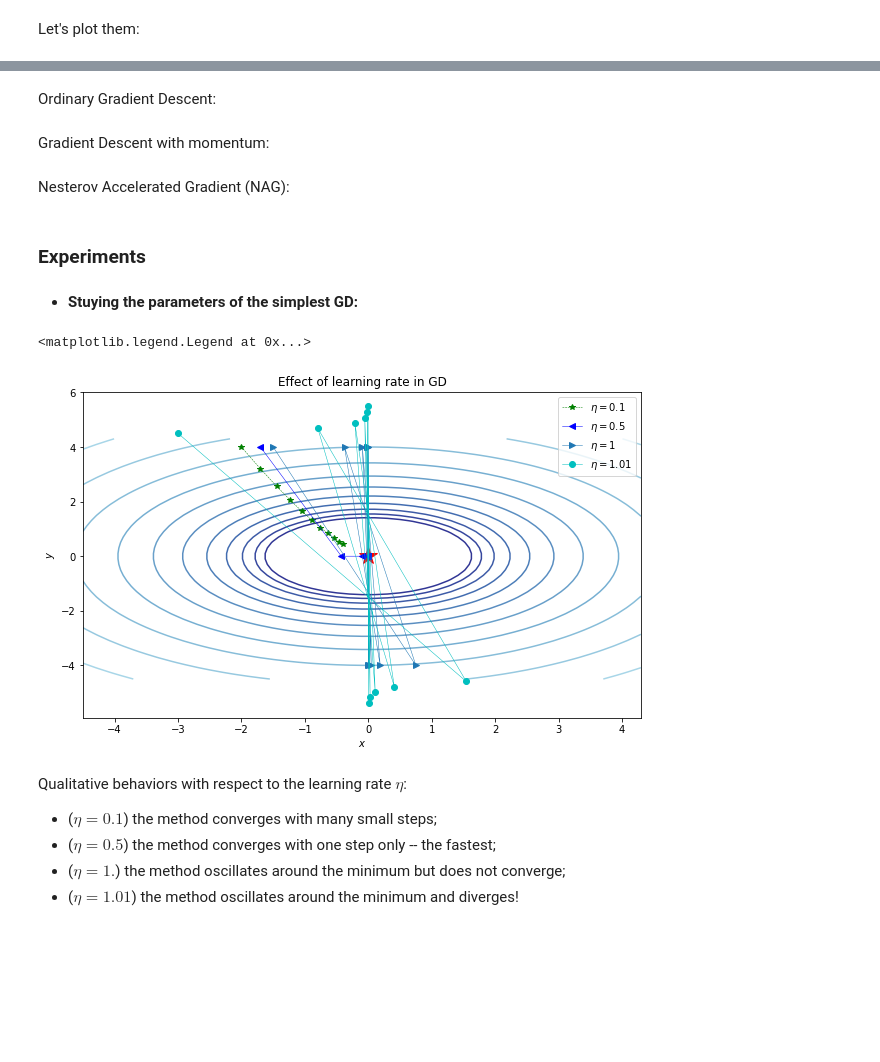
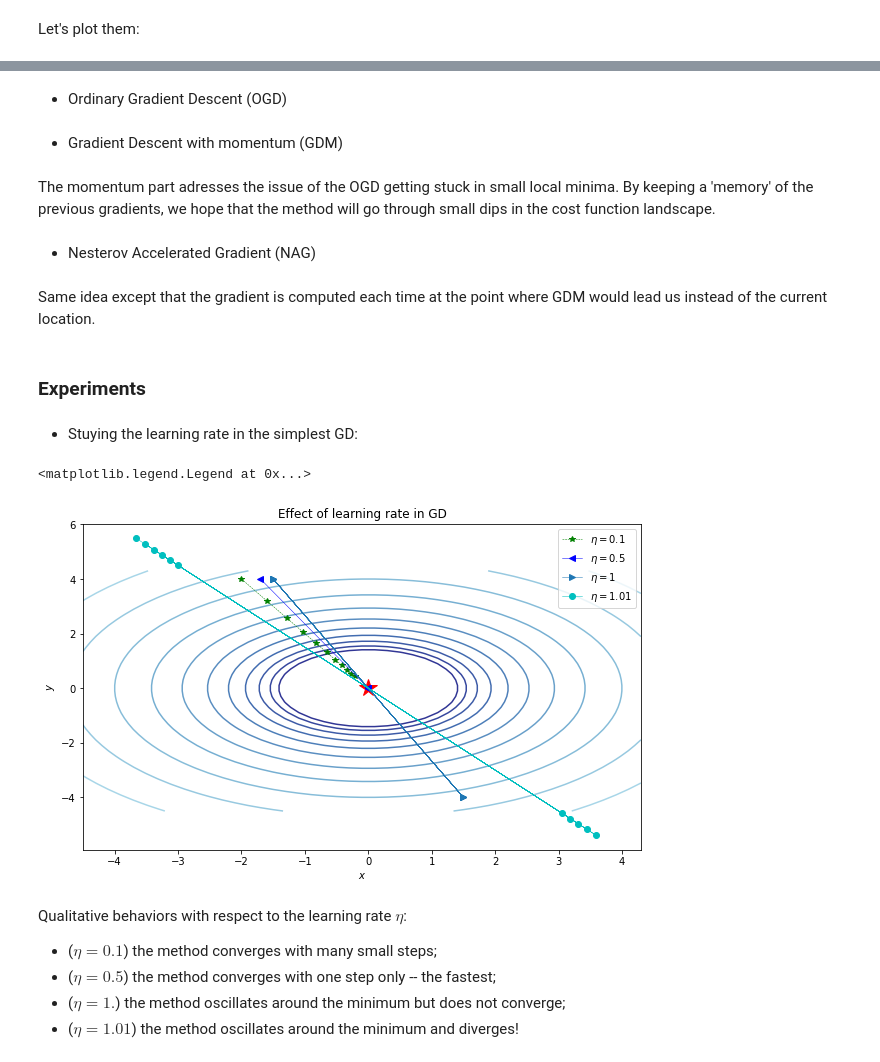
Before and after one commit to c-letouze/ML-TP4, a Jupyter notebook: TP4_OtherGradientDescents.ipynb, the cells around one changed output, grey strips where cells are left out. Drawn from its saved outputs; the diff is of its cells as text; code cells hidden in the pictures; blank space fills up the shorter version.

Commit message:
Update part1

```diff
--- a/TP4_OtherGradientDescents.ipynb
+++ b/TP4_OtherGradientDescents.ipynb
@@ -102,12 +102,12 @@ A quardratic minimum:
 # %%
 # Define minima_surface
 
-def minima_surface(x,y,a=1,b=1):
+def minima_surface(x, y, a=1, b=1):
     return a*x**2+b*y**2-1
 
-def grad_minima_surface(params,a=1, b=1):
-    x=params[0]
-    y=params[1]
+def grad_minima_surface(pt, a=1, b=1):
+    x=pt[0]
+    y=pt[1]
     grad_x= 2*a*x
     grad_y= 2*b*y
     return [grad_x,grad_y]
@@ -163,15 +166,12 @@ plt.show()
 # %% [markdown]
-Ordinary Gradient Descent:
+ - Ordinary Gradient Descent (OGD)
 # %%
-#This writes a simple gradient descent, gradient descent+ momentum,
-#nesterov.
-
 #Mean-gradient based methods
 def gd(grad, init, n_epochs=1000, eta=10**-4, noise_strength=0):
     #This is a simple optimizer
     params=np.array(init)
     param_traj=np.zeros([n_epochs+1,2])
-    param_traj[0,]=init
+    param_traj[0,]=init[:2]
     v=0;
     for j in range(n_epochs):
         noise=noise_strength*np.random.randn(params.size)
@@ -180,5 +180,7 @@ def gd(grad, init, n_epochs=1000, eta=10**-4, noise_strength=0):
         param_traj[j+1,]=params
     return param_traj
 # %% [markdown]
-Gradient Descent with momentum:
+ - Gradient Descent with momentum (GDM)
+# %% [markdown]
+The momentum part adresses the issue of the OGD getting stuck in small local minima. By keeping a 'memory' of the previous gradients, we hope that the method will go through small dips in the cost function landscape.
 # %%
@@ -194,5 +197,7 @@ def gd_with_mom(grad, init, n_epochs=5000, eta=10**-4, gamma=0.9,noise_strength=
         param_traj[j+1,]=params
     return param_traj
 # %% [markdown]
-Nesterov Accelerated Gradient (NAG):
+ - Nesterov Accelerated Gradient (NAG)
+# %% [markdown]
+Same idea except that the gradient is computed each time at the point where GDM would lead us instead of the current location.
 # %%
@@ -211,43 +216,54 @@ def NAG(grad, init, n_epochs=5000, eta=10**-4, gamma=0.9,noise_strength=0):
 # %% [markdown]
 ### Experiments
 # %% [markdown]
-- **Stuying the parameters of the simplest GD:**
+- Stuying the learning rate in the simplest GD:
 # %%
+# Plot
 plt.close()
-a,b = 0.75, 1.
-func_param = (a, b)
 
-x, y = np.meshgrid(np.arange(-4.5, 4.5, 0.2), np.arange(-4.5, 4.5, 0.2))
+x, y = np.meshgrid(np.arange(-4.5, 4.5, 0.2),
+                   np.arange(-4.5, 4.5, 0.2))
+a, b = 1.0, 1.0
+grad_quadra = lambda param : grad_minima_surface(param, a, b)
+
+z = np.abs(minima_surface(x, y, a, b))
 fig, ax = plt.subplots(figsize=(10, 6))
-z=np.abs(minima_surface(x,y,a,b))
-ax.contour(x, y, z, levels=np.logspace(0.0, 5, 35), norm=LogNorm(), cmap="RdYlBu_r")
+ax.contour(x, y, z, levels=np.logspace(0.0, 5, 35),
+           norm=LogNorm(), cmap="RdYlBu_r")
 ax.plot(0,0, 'r*', markersize=18)
 
-init1=[-2,4]
-init2=[-1.7,4]
-init3=[-1.5,4]
-init4=[-3,4.5]
-eta1=0.1
-eta2=0.5
-eta3=1
-eta4=1.01
-gd_1=gd(grad_minima_surface,init1, func_param, n_epochs=10, eta=eta1)
-gd_2=gd(grad_minima_surface,init2, func_param, n_epochs=10, eta=eta2)
-gd_3=gd(grad_minima_surface,init3, func_param, n_epochs=10, eta=eta3)
-gd_4=gd(grad_minima_surface,init4, func_param, n_epochs=10, eta=eta4)
+init1 = [-2,4]
+init2 = [-1.7,4]
+init3 = [-1.5,4]
+init4 = [-3,4.5]
+eta1 = 0.1
+eta2 = 0.5
+eta3 = 1
+eta4 = 1.01
 
-overlay_trajectory_contour(ax,gd_1,'$\eta=$%s'% eta1,'g--*', lw=0.5)
-overlay_trajectory_contour(ax,gd_2,'$\eta=$%s'% eta2,'b-<', lw=0.5)
-overlay_trajectory_contour(ax,gd_3,'$\eta=$%s'% eta3,'->', lw=0.5)
-overlay_trajectory_contour(ax,gd_4,'$\eta=$%s'% eta4,'c-o', lw=0.5)
+gd_plot = lambda init_, eta_: gd(grad_quadra, init_, n_epochs=10, eta=eta_)
+
+gd_1=gd_plot(init1, eta1)
+gd_2=gd_plot(init2, eta2)
+gd_3=gd_plot(init3, eta3)
+gd_4=gd_plot(init4, eta4)
+
+overlay_trajectory_contour(ax, gd_1, '$\eta=$%s'% eta1,
+                           'g--*', lw=0.5)
+overlay_trajectory_contour(ax, gd_2, '$\eta=$%s'% eta2,
+                           'b-<', lw=0.5)
+overlay_trajectory_contour(ax, gd_3, '$\eta=$%s'% eta3,
+                           '->', lw=0.5)
+overlay_trajectory_contour(ax, gd_4, '$\eta=$%s'% eta4,
+                           'c-o', lw=0.5)
 
 plt.title("Effect of learning rate in GD")
 plt.xlabel("$x$")
 plt.ylabel("$y$")
 plt.legend()
 # %% [output]
 <matplotlib.legend.Legend at 0x...>
-[figure, old version]
+[figure, new version]
 # %% [markdown]
 Qualitative behaviors with respect to the learning rate $\eta$:
  - ($\eta = 0.1$) the method converges with many small steps;
```
Also changed, not shown: parts of 60 cells of this notebook.
